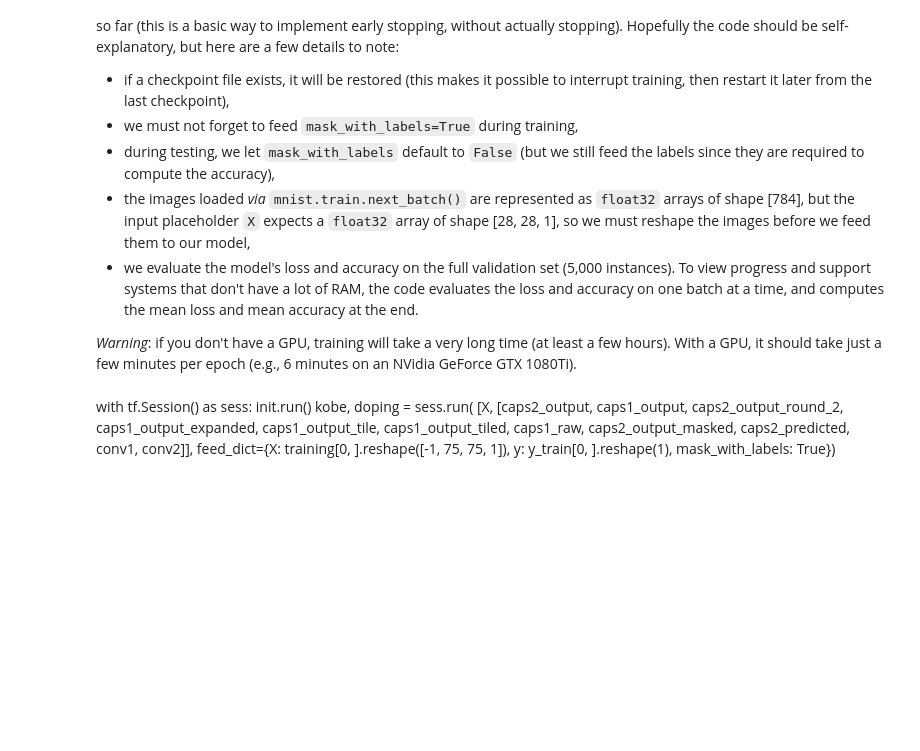
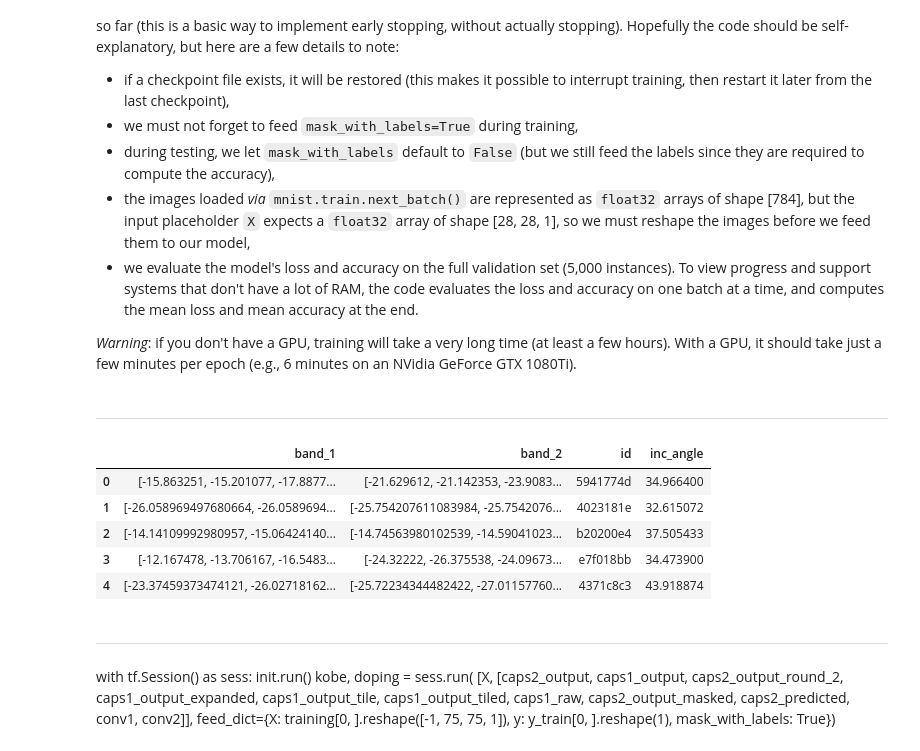
Before and after one commit to gennaro-dibrino/capsule_networks, a Jupyter notebook: capsnets_from_geron.ipynb, the cells around one changed output. Cells and saved outputs as stored; diff of their text form; code cells hidden in the pictures; blank space fills up the shorter version.

Commit message:
started handling test data

```diff
--- a/capsnets_from_geron.ipynb
+++ b/capsnets_from_geron.ipynb
@@ -40,0 +43,2 @@ labels = train.is_iceberg
+# %%
+test = pd.read_json('../data/processed/test.json')
@@ -601,3 +607,14 @@ x_band1 = np.array([np.array(band).astype(np.float32).reshape(75, 75) for band i
 #x_band2 = np.array([np.array(band).astype(np.float32).reshape(75, 75) for band in train["band_2"]])
 #X_train = np.concatenate([x_band1[:, :, :, np.newaxis], x_band2[:, :, :, np.newaxis]], axis=-1)
 y_train = np.array(train["is_iceberg"], dtype = np.float32).reshape(train.shape[0], 1)
+# %% [markdown]
+---
+# %%
+test.head()
+# %% [output]
+|  | band_1 | band_2 | id | inc_angle |
+| 0 | [-15.863251, -15.201077, -17.8877... | [-21.629612, -21.142353, -23.9083... | 5941774d | 34.966400 |
+| 1 | [-26.058969497680664, -26.0589694... | [-25.754207611083984, -25.7542076... | 4023181e | 32.615072 |
+| 2 | [-14.14109992980957, -15.06424140... | [-14.74563980102539, -14.59041023... | b20200e4 | 37.505433 |
+| 3 | [-12.167478, -13.706167, -16.5483... | [-24.32222, -26.375538, -24.09673... | e7f018bb | 34.473900 |
+| 4 | [-23.37459373474121, -26.02718162... | [-25.72234344482422, -27.01157760... | 4371c8c3 | 43.918874 |
@@ -604,3 +623,5 @@ y_train = np.array(train["is_iceberg"], dtype = np.float32).reshape(train.shape[
+# %% [markdown]
+---
 # %%
 training = x_band1[:1500, ]
 validation = x_band1[1500:, ]
```
Also changed, not shown: parts of 6 cells of this notebook, 1 other file.
